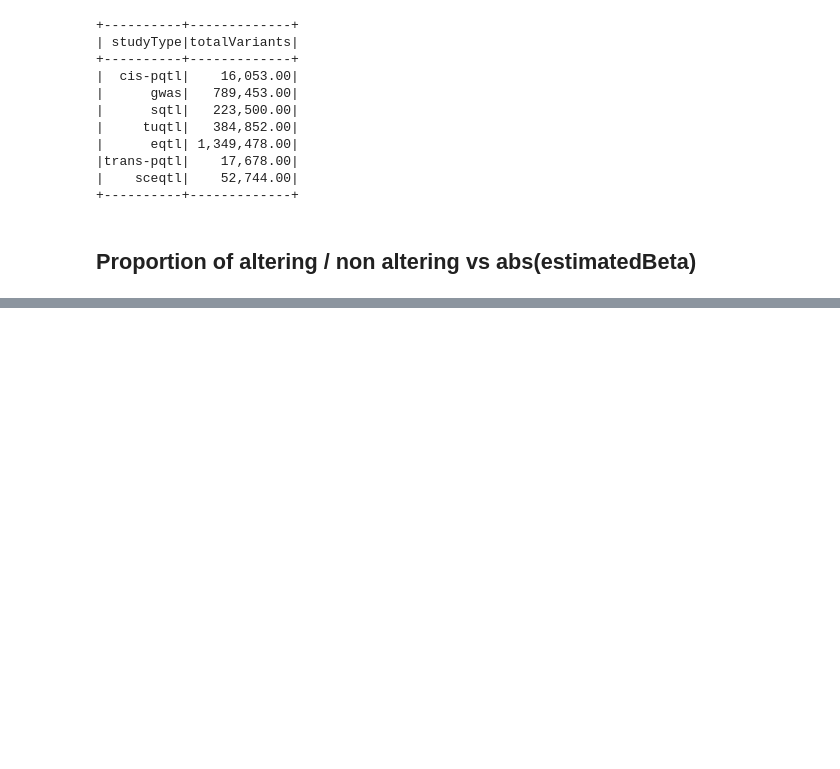
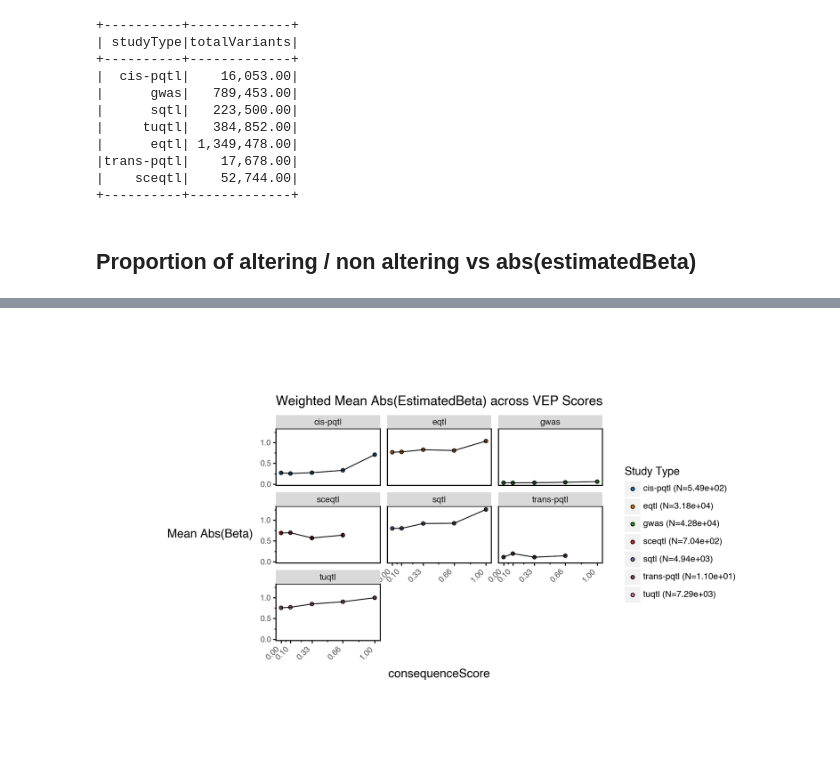
Before and after one commit to opentargets/Gentropy-manuscript, a Jupyter notebook: chapters/in_silico_effect_prediction/04_variant_functional_consequence.ipynb, the cells around one changed output, grey strips where cells are left out. Cells and saved outputs as stored; diff of their text form; code cells hidden in the pictures; blank space fills up the shorter version.

```diff
--- a/chapters/in_silico_effect_prediction/04_variant_functional_consequence.ipynb
+++ b/chapters/in_silico_effect_prediction/04_variant_functional_consequence.ipynb
@@ -524,0 +444,40 @@ vi.filter(f.col("variantId") == "18_55779143_G_A").df.select(
+# %%
+plot = (
+    pn.ggplot(data, pn.aes(y="WeightedMeanAbsEstimatedBeta", x="consequenceScore", fill="studyType"))
+    + pn.geom_point()
+    + pn.geom_errorbar(
+        pn.aes(
+            ymin="WeightedMeanAbsEstimatedBeta - WeightedSEAbsEstimatedBeta",
+            ymax="WeightedMeanAbsEstimatedBeta + WeightedSEAbsEstimatedBeta",
+        ),
+        width=0.01,
+    )
+    + pn.geom_line()
+    + pn.labs(title="Weighted Mean Abs(EstimatedBeta) across VEP Scores", y="Mean Abs(Beta)")
+    + pn.theme(
+        figure_size=(10, 6),  # ~85mm wide
+        axis_title_x=pn.element_text(size=REM * 1.2, family="sans-serif"),
+        axis_text=pn.element_text(size=REM * 0.8, family="sans-serif"),
+        axis_title_y=pn.element_text(size=REM * 1.2, family="sans-serif", rotation=0, vjust=0.5),
+        axis_text_x=pn.element_text(rotation=45, hjust=1),
+        axis_ticks=pn.element_line(color="black"),
+        axis_line=pn.element_line(color="black"),
+        panel_background=pn.element_rect(fill="white"),
+        panel_border=pn.element_rect(color="black", fill=None),
+        panel_grid=pn.element_blank(),
+        plot_margin=0.1,
+    )
+    + pn.scale_x_continuous(
+        breaks=[x for x in data["consequenceScore"].unique()],
+        labels=[f"{x:.2f}" for x in data["consequenceScore"].unique()],
+    )
+    + pn.facet_wrap(nrow=3, ncol=3, facets="studyType")
+    + pn.scale_fill_manual(
+        values=["#1f77b4", "#ff7f0e", "#2ca02c", "#d62728", "#9467bd", "#8c564b", "#e377c2", "#7f7f7f", "#bcbd22"],
+        name="Study Type",
+        labels=totals_map,
+    )
+)
+plot
+# %% [output]
+[figure, added]
```
Also changed, not shown: parts of 23 cells of this notebook, 5 other files.
